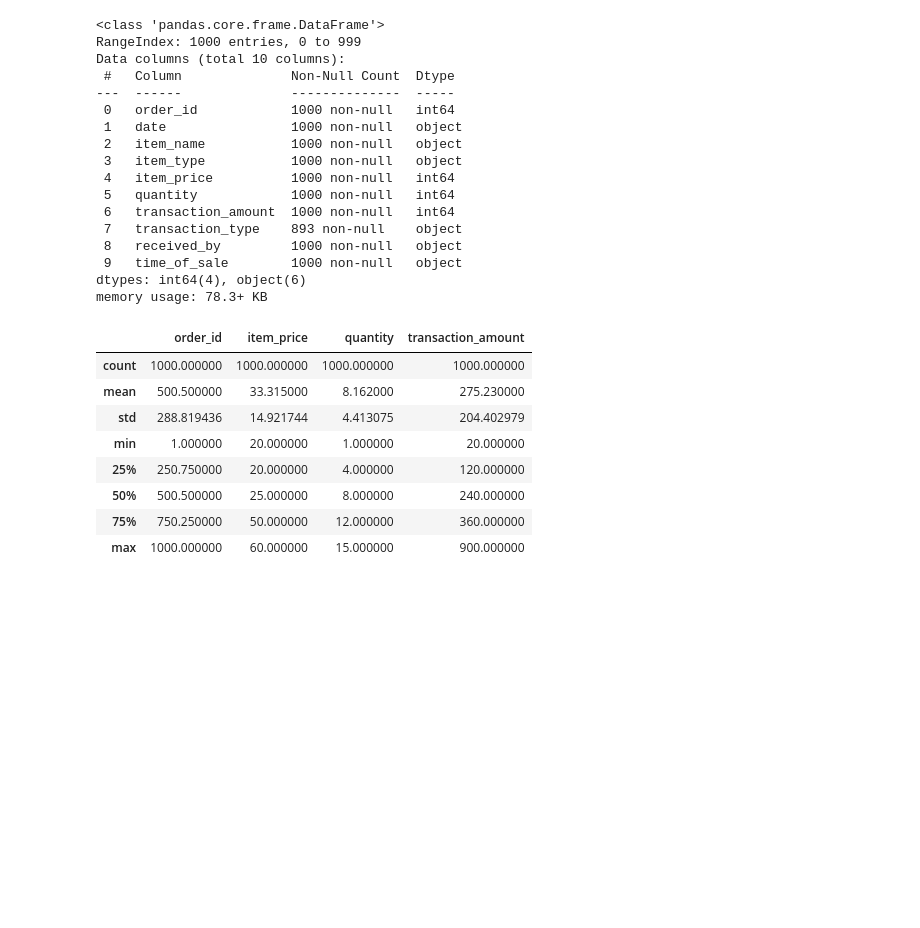
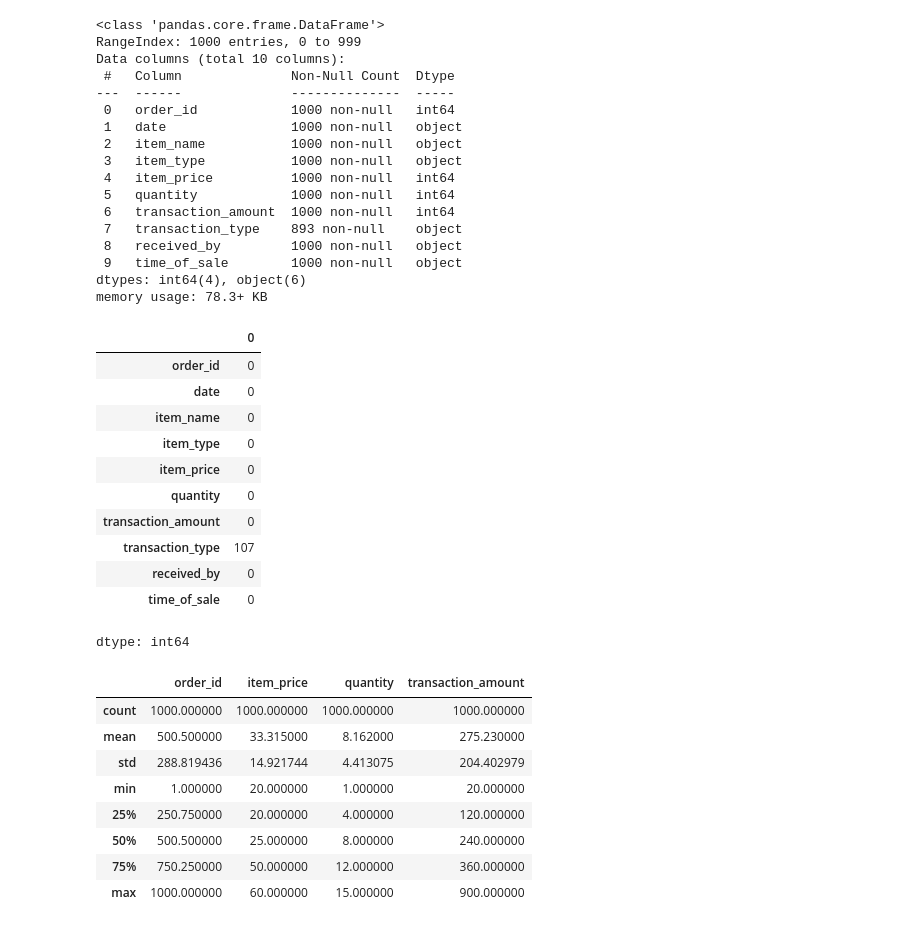
Before and after one commit to jonathancastro85/tpcd, a Jupyter notebook: tp_ciencias_de_datos.ipynb, the cells around one changed output. Drawn from its saved outputs; the diff is of its cells as text; code cells hidden in the pictures; blank space fills up the shorter version.

```diff
--- a/tp_ciencias_de_datos.ipynb
+++ b/tp_ciencias_de_datos.ipynb
@@ -179,6 +164,8 @@ import matplotlib.pyplot as plt
 sample_data  tpcd
 # %%
 df = pd.read_csv("/content/tpcd/tpcd/data/raw/Balaji Fast Food Sales.csv")
+# %%
+df = pd.read_csv("tpcd/data/raw/Balaji Fast Food Sales.csv")
 # %%
 df.head()
 # %% [output]
@@ -208,6 +195,22 @@ Data columns (total 10 columns):
  9   time_of_sale        1000 non-null   object
 dtypes: int64(4), object(6)
 memory usage: 78.3+ KB
+# %%
+# Cantidad de datos nulos
+df.isnull().sum()
+# %% [output]
+|  | 0 |
+| order_id | 0 |
+| date | 0 |
+| item_name | 0 |
+| item_type | 0 |
+| item_price | 0 |
+| quantity | 0 |
+| transaction_amount | 0 |
+| transaction_type | 107 |
+| received_by | 0 |
+| time_of_sale | 0 |
+dtype: int64
 # %%
 df.describe()
 # %% [output]
```
Also changed, not shown: parts of 13 cells of this notebook.
